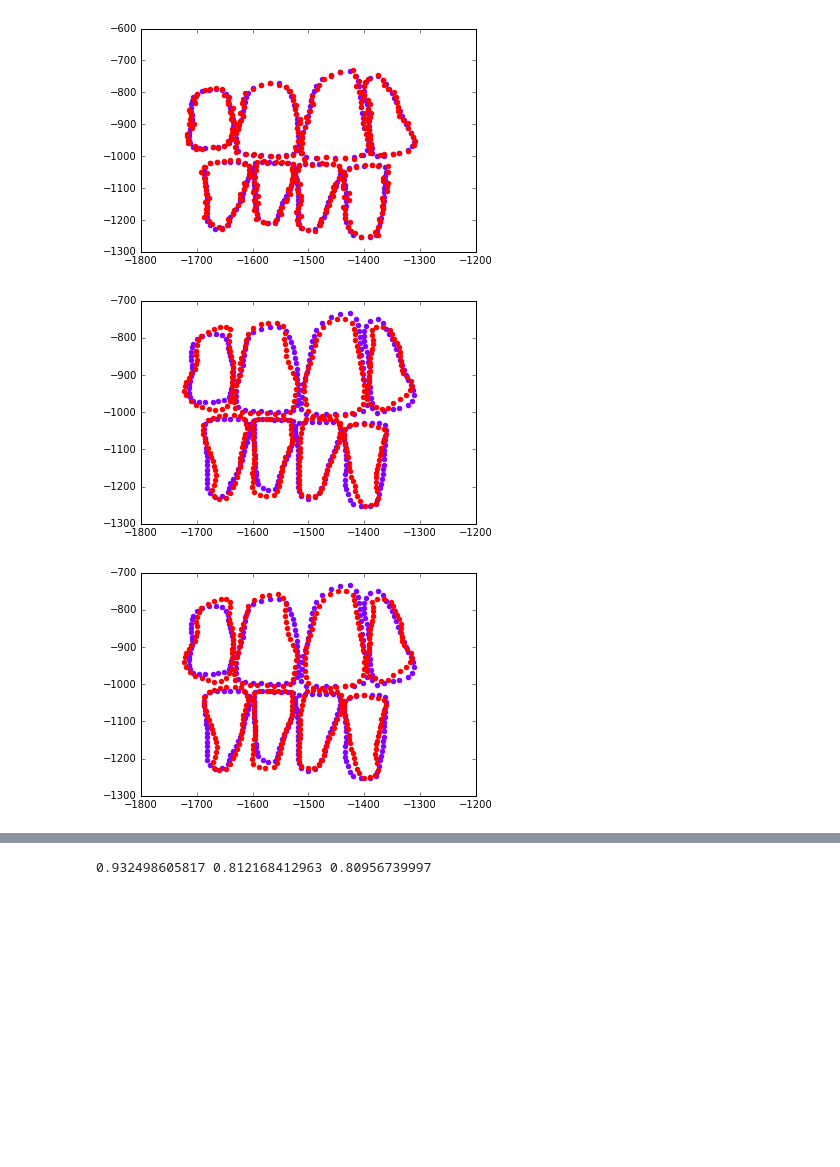
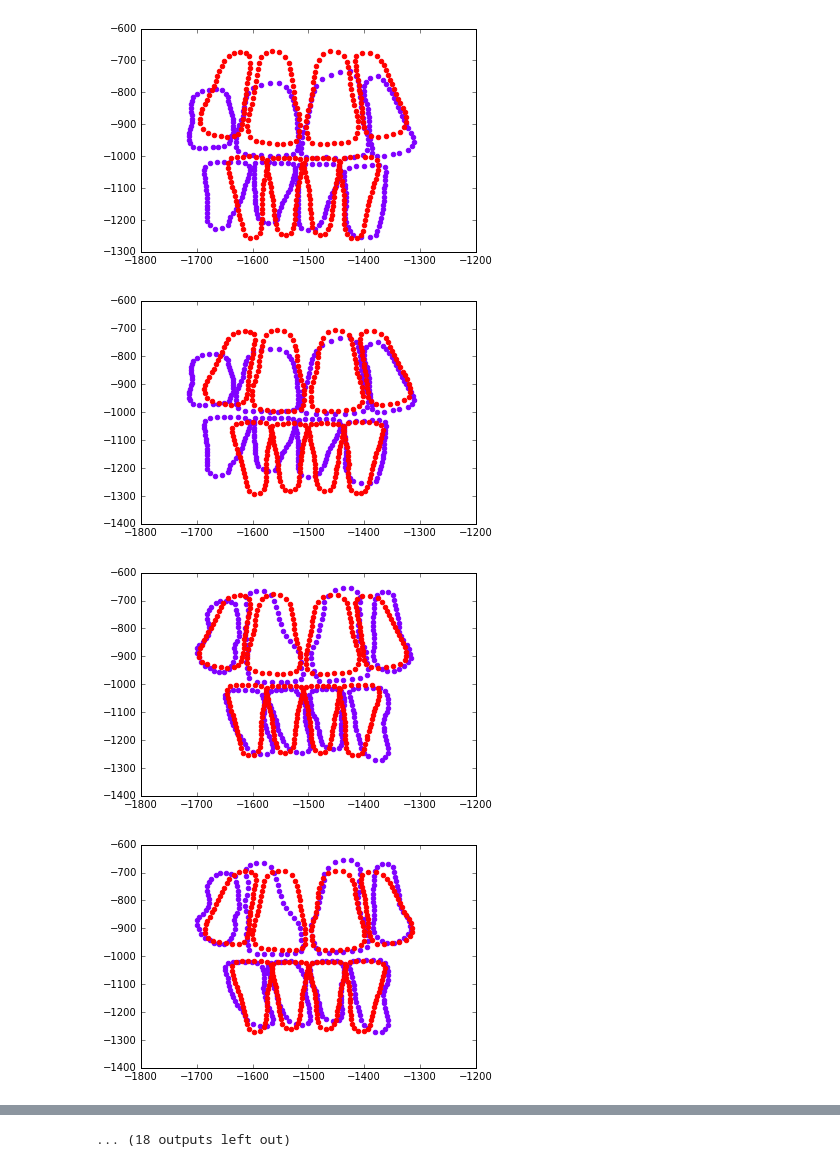
Before and after one commit to bhatturam/IncisorSegmentation, a Jupyter notebook: src/Latest.ipynb, the cells around one changed output, grey strips where cells are left out. Cells and saved outputs as stored; diff of their text form; code cells hidden in the pictures; blank space fills up the shorter version.

Commit message:
Tuning the appearance model

```diff
--- a/src/Latest.ipynb
+++ b/src/Latest.ipynb
@@ -41,6 +41,9 @@ class AppearanceModel:
             img = cv2.resize(cropped, (patch_size[0], patch_size[1]))
             datalist.append(img)
         self._template = np.uint8(np.mean(np.array(datalist), axis=0))
+
+    def get_default_shape(self):
+        return self._centroid_shape
 
     def get_template(self):
         return self._template
@@ -81,6 +84,7 @@ class AppearanceModel:
         self._template_scale = template_scale
         self._build_template(training_images, pdm)
         self._extent_scale = extent_scale
+        self._centroid_shape = pdm.get_mean_shape_projected()
 
     def fit(self, test_image):
         """
@@ -100,31 +104,38 @@ class AppearanceModel:
 # %%
 i = 0
 for split in LeaveOneOutSplitter(data,Dataset.ALL_TRAINING_IMAGES,Dataset.ALL_TEETH):
     training_images,training_landmarks,training_segmentations = split.get_training_set()
     test_image,test_landmark,test_segmentation = split.get_test_example()
     transformed_test_image = test_image
     transformed_training_images = training_images
     #transformed_training_images = [cv2.medianBlur(image,5) for image in transformed_training_images]
     #transformed_test_image = cv2.medianBlur(transformed_test_image,5)
     shape_model = PointDistributionModel(training_landmarks,pca_variance_captured=0.99,use_transformation_matrix=True,project_to_tangent_space=True)
-    grey_model = GreyModel(transformed_training_images, training_landmarks,patch_num_pixels_length=4,patch_num_pixels_width=5,
-                           search_num_pixels=16,use_template_match=False, use_laplacian=True,use_gradient=False,
-                 normalize_patch=True, use_moded_pca_model=False, mpca_variance_captured=0.9,
-                 normal_point_neighborhood=2)
-    active_shape_model = ActiveShapeModel(shape_model,grey_model)
-    new_shape,_= grey_model.search(transformed_test_image,test_landmark)
-    newer_shape,_,_ = shape_model.fit(new_shape)
-    newest_shape,_,_ = active_shape_model.fit(transformed_test_image,initial_shape=test_landmark)
-    plot_shapes([test_landmark,new_shape])
-    plot_shapes([test_landmark,newer_shape])
-    plot_shapes([test_landmark,newest_shape])
-    print split.get_dice_error_on_test(new_shape),split.get_dice_error_on_test(newer_shape),split.get_dice_error_on_test(newest_shape)
+    #grey_model = GreyModel(transformed_training_images, training_landmarks,patch_num_pixels_length=4,patch_num_pixels_width=5,
+    #                       search_num_pixels=16,use_template_match=False, use_laplacian=True,use_gradient=False,
+    #             normalize_patch=True, use_moded_pca_model=False, mpca_variance_captured=0.9,
+    #             normal_point_neighborhood=2)
+    #active_shape_model = ActiveShapeModel(shape_model,grey_model)
+    appearance_model = AppearanceModel(transformed_training_images,shape_model,[5,5],[1,1])
+    #new_shape,_= grey_model.search(transformed_test_image,test_landmark)
+    #newer_shape,_,_ = shape_model.fit(new_shape)
+    #newest_shape,_,_ = active_shape_model.fit(transformed_test_image,initial_shape=test_landmark)
+    centroid_shape = appearance_model.get_default_shape()
+    appearance_shape = appearance_model.fit(transformed_test_image)
+    #plot_shapes([test_landmark,new_shape])
+    #plot_shapes([test_landmark,newer_shape])
+    #plot_shapes([test_landmark,newest_shape])
+    plot_shapes([test_landmark,centroid_shape])
+    plot_shapes([test_landmark,appearance_shape])
+    #print split.get_dice_error_on_test(new_shape),split.get_dice_error_on_test(newer_shape),split.get_dice_error_on_test(newest_shape),split.get_dice_error_on_test(centroid_shape),split.get_dice_error_on_test(appearance_shape)
+    split.get_dice_error_on_test(centroid_shape),split.get_dice_error_on_test(appearance_shape)
     #error_list.append(split.get_dice_error_on_test(newest_shape))
     i = i+1
     if i >= 1:
         pass#break
 #print np.mean(np.array(error_list))
 # %% [output]
-[figure, old version]
+[figure, new version]
-[figure, old version]
+[figure, new version]
-[figure, old version]
+[figure, new version]
+[figure, added]
@@ -131 +150 @@ for split in LeaveOneOutSplitter(data,Dataset.ALL_TRAINING_IMAGES,Dataset.ALL_TE
-0.932498605817 0.812168412963 0.80956739997
+... (18 outputs left out)
```
Also changed, not shown: parts of 1 cell of this notebook, 1 other file.
